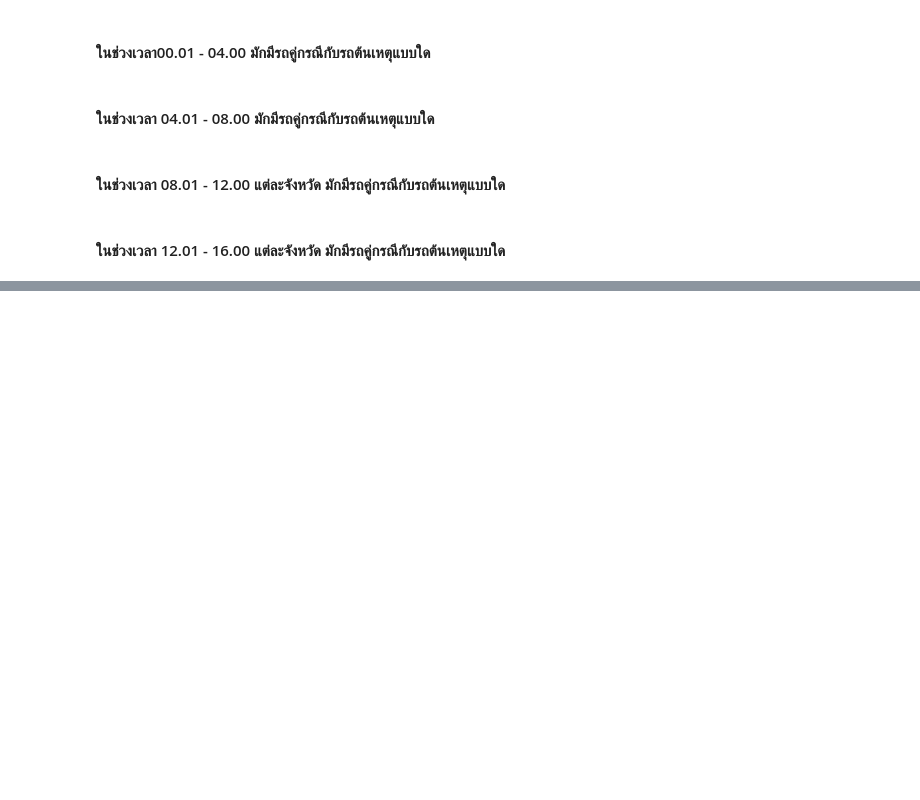
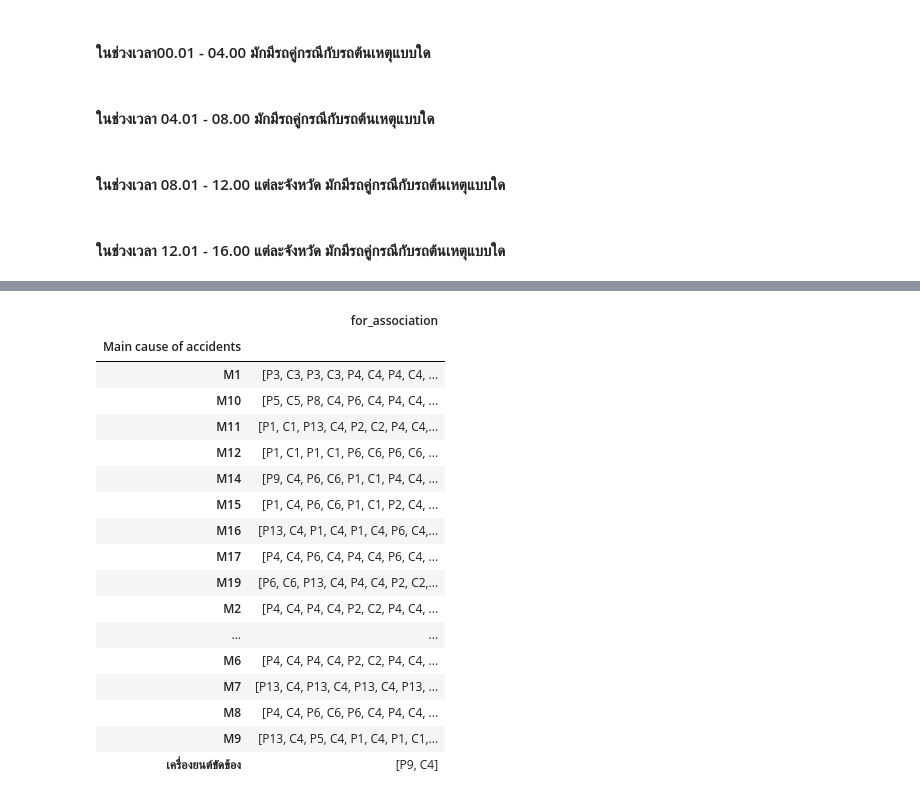
Before and after one commit to Thippawan72/BSC_DPDM23, a Jupyter notebook: Group_project2.ipynb, the cells around one changed output, grey strips where cells are left out. Cells and saved outputs as stored; diff of their text form; code cells hidden in the pictures; blank space fills up the shorter version.

```diff
--- a/Group_project2.ipynb
+++ b/Group_project2.ipynb
@@ -1337,0 +1428,21 @@ RelationRecord(items=frozenset({"['P6', 'C1']", "['P6', 'C6']"}), support=1.0, o
+# %%
+data_as3.groupby(['Main cause of accidents']).sum()
+# %% [output]
+|  | for_association |
+| Main cause of accidents |  |
+| M1 | [P3, C3, P3, C3, P4, C4, P4, C4, ... |
+| M10 | [P5, C5, P8, C4, P6, C4, P4, C4, ... |
+| M11 | [P1, C1, P13, C4, P2, C2, P4, C4,... |
+| M12 | [P1, C1, P1, C1, P6, C6, P6, C6, ... |
+| M14 | [P9, C4, P6, C6, P1, C1, P4, C4, ... |
+| M15 | [P1, C4, P6, C6, P1, C1, P2, C4, ... |
+| M16 | [P13, C4, P1, C4, P1, C4, P6, C4,... |
+| M17 | [P4, C4, P6, C4, P4, C4, P6, C4, ... |
+| M19 | [P6, C6, P13, C4, P4, C4, P2, C2,... |
+| M2 | [P4, C4, P4, C4, P2, C2, P4, C4, ... |
+| ... | ... |
+| M6 | [P4, C4, P4, C4, P2, C2, P4, C4, ... |
+| M7 | [P13, C4, P13, C4, P13, C4, P13, ... |
+| M8 | [P4, C4, P6, C6, P6, C4, P4, C4, ... |
+| M9 | [P13, C4, P5, C4, P1, C4, P1, C1,... |
+| เครื่องยนต์ขัดข้อง | [P9, C4] |
```
Also changed, not shown: parts of 20 cells of this notebook.
